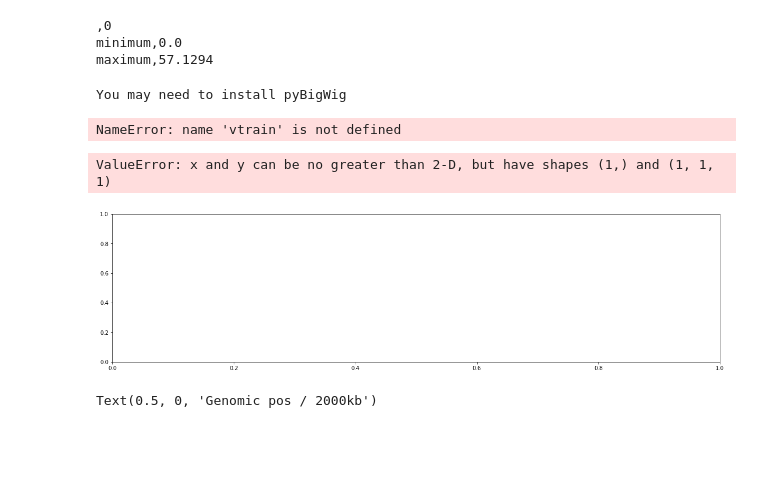
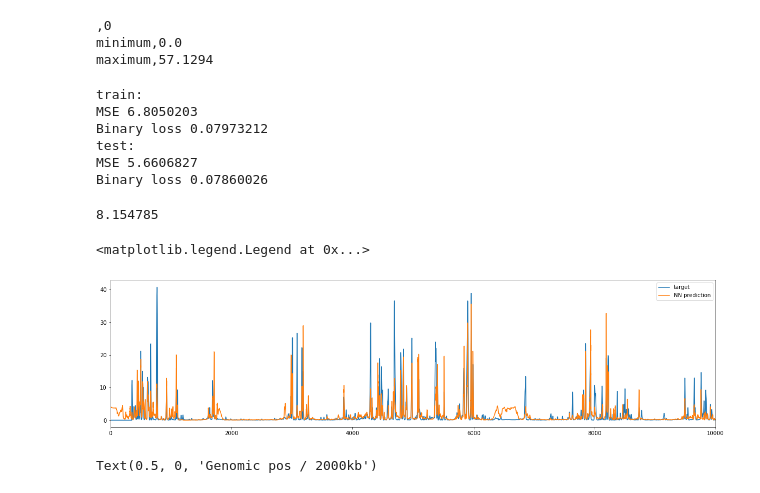
Before and after one commit to organic-chemistry/repli1D, a Jupyter notebook: notebook_demo/Running NN on marks.ipynb, the cells around one changed output. Cells and saved outputs as stored; diff of their text form; code cells hidden in the pictures; blank space fills up the shorter version.

Commit message:
Fix training / predict nn.py

```diff
--- a/notebook_demo/Running NN on marks.ipynb
+++ b/notebook_demo/Running NN on marks.ipynb
@@ -20,7 +20,7 @@ def smooth(ser, sc):
 # %%
 import pandas as pd
 from repli1d.nn import load_signal,transform_norm,train_test_split,transform_seq
-name="../data/K562_2000_merged_histones_init.csv"
+name="../data/GM06990_2000_merged_histones_init.csv"
 marks = [ "H3K4me1", "H3K4me3", "H3K27me3", "H3K36me3",
                          "H3K9me3","H2A.Z","H3K79me2","H3K9ac","H3K4me2","H3K27ac","H4K20me1"]
 data = load_signal(name,
@@ -37,6 +37,6 @@ X_train_us, X_test_us, y_train_us, y_test_us = data["df"][train], data["df"][tes
 window=101
 vtrain = transform_seq(X_train_us, y_train_us, mask_borders=data["mask_borders"], stepsize=1, width=window)
 vtest= transform_seq(X_test_us, y_test_us,  mask_borders=data["mask_borders"], stepsize=1, width=window)
-
+del data
 #print(vtrain[0].shape,vtrain[1].shape)
 # %% [output]
@@ -57,17 +57,3 @@ max    5.000000e+01
 ['chr3', 'chr4', 'chr5', 'chr6', 'chr7', 'chr8', 'chr9', 'chr10', 'chr11', 'chr12', 'chr13', 'chr14', 'chr15', 'chr16', 'chr17', 'chr18', 'chr19', 'chr20', 'chr21', 'chr22', 'chr23'] ['chr1']
 Working on all (no nan)
 1194281 124625 0.08651479862964724
-# %%
-from repli1d.nn import load_signal,transform_norm,train_test_split,transform_seq,window_stack
-
-import numpy as np
-n=10
-test=np.concatenate([np.arange(n)[:],np.arange(n+2)[:]])
-mask_borders=     np.cumsum([n,n+2])
-print(mask_borders)
-np.array([n,2*n])
-stepsize=1
-width=n-1
-Xt=test[:,np.newaxis]
-#print(X)
-print(transform_seq(Xt,Xt, mask_borders, stepsize, width))
@@ -146,20 +116,26 @@ for i,ds in enumerate([vtrain,vtest]):
     print("MSE",np.mean((f*data_start-f*ds[1][:n])**2))
     print("Binary loss",binary_cross_entropy(ds[1][:n],data_start))
 # %% [output]
-You may need to install pyBigWig
+train:
+MSE 6.8050203
+Binary loss 0.07973212
+test:
+MSE 5.6606827
+Binary loss 0.07860026
-NameError: name 'vtrain' is not defined
 # %%
-f=57.1294;
-s=60000
+f=57.124;
+s=10000
 figure(figsize=(20,5))
 plot(ds[1][100:]*f,label="target")
 plot(data_start[100:]*f,label="NN prediction")
-print(np.mean((f*data_start[:s]-f*ds[1][:s])**2))
-
+print(np.mean((f*data_start[:s]*1.15-f*ds[1][:s])**2))
+xlim(0,s)
+#ylim(0,2)
 legend()
 # %% [output]
-ValueError: x and y can be no greater than 2-D, but have shapes (1,) and (1, 1, 1)
+8.154785
+<matplotlib.legend.Legend at 0x...>
-[figure, old version]
+[figure, new version]
 # %%
 figure(figsize=(20,10))
 cov = pd.read_csv("../data/hg19_2000_coverage.csv")
```
Also changed, not shown: parts of 3 cells of this notebook, 2 other files.
